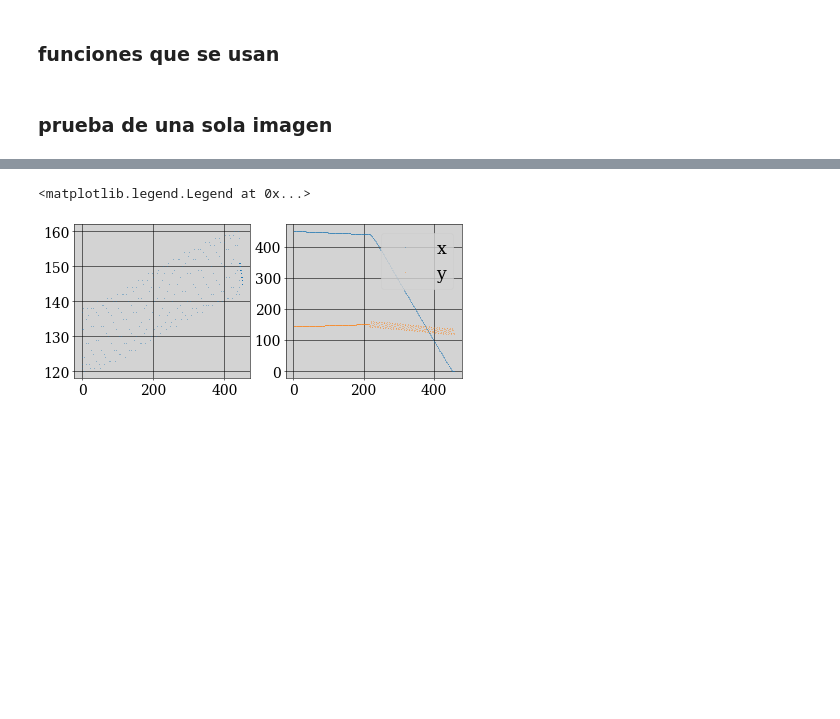
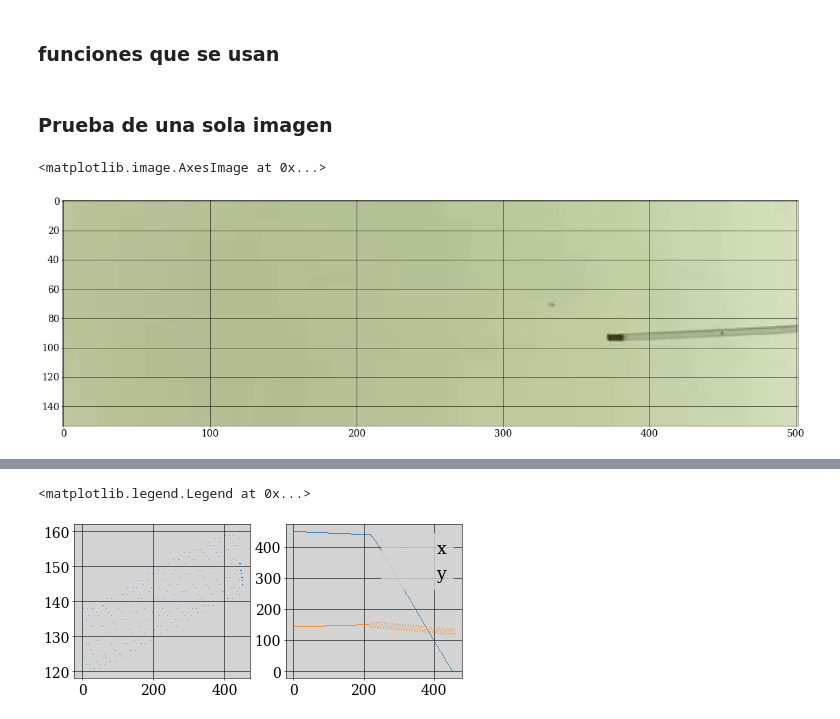
Before and after one commit to gardianc/Nado-ondulatorio, a Jupyter notebook: tracking.ipynb, the cells around one changed output, grey strips where cells are left out. Drawn from its saved outputs; the diff is of its cells as text; code cells hidden in the pictures; blank space fills up the shorter version.

```diff
--- a/tracking.ipynb
+++ b/tracking.ipynb
@@ -149,4 +150,4 @@ def track_TAIL(vs, limites, SHOW=False):
 
         return np.array(tiempo)
 # %% [markdown]
-### prueba de una sola imagen
+### Prueba de una sola imagen
@@ -160,0 +154,6 @@ im_binary = binarize(im_gray, PRUEBA=True, nombre='BINARY1')
+# %%
+im = cv.imread('test-image.png')
+plt.imshow(im)
+# %% [output]
+<matplotlib.image.AxesImage at 0x...>
+[figure, added]
```
Also changed, not shown: parts of 13 cells of this notebook, 1 other file.
